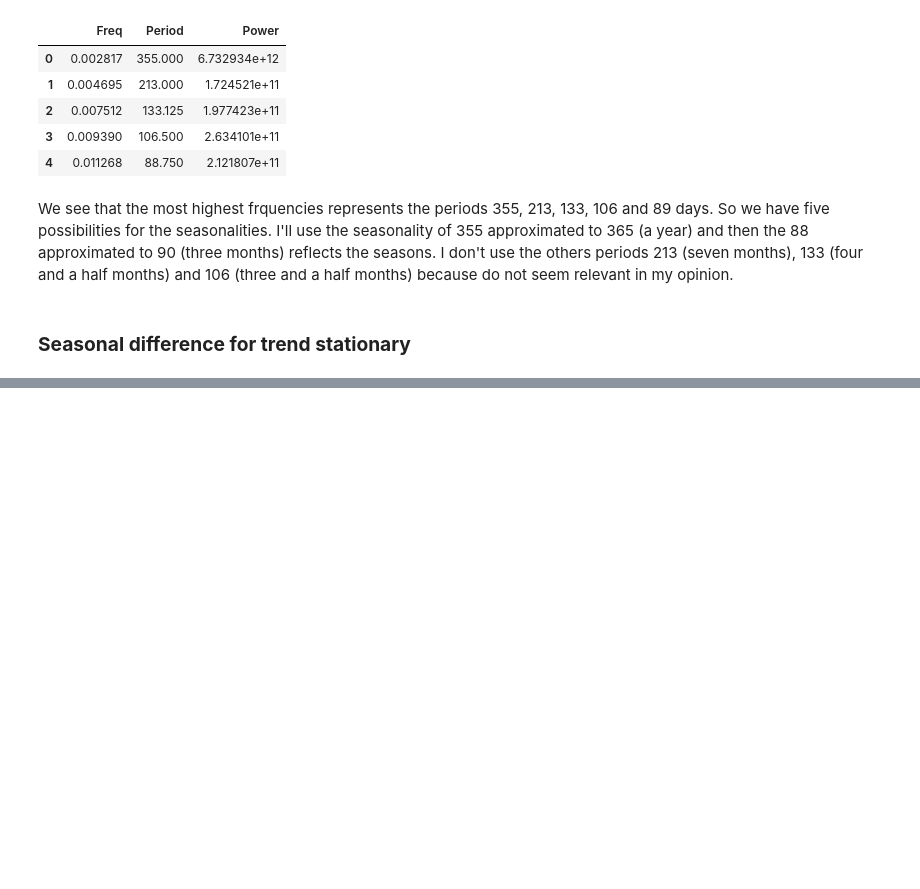
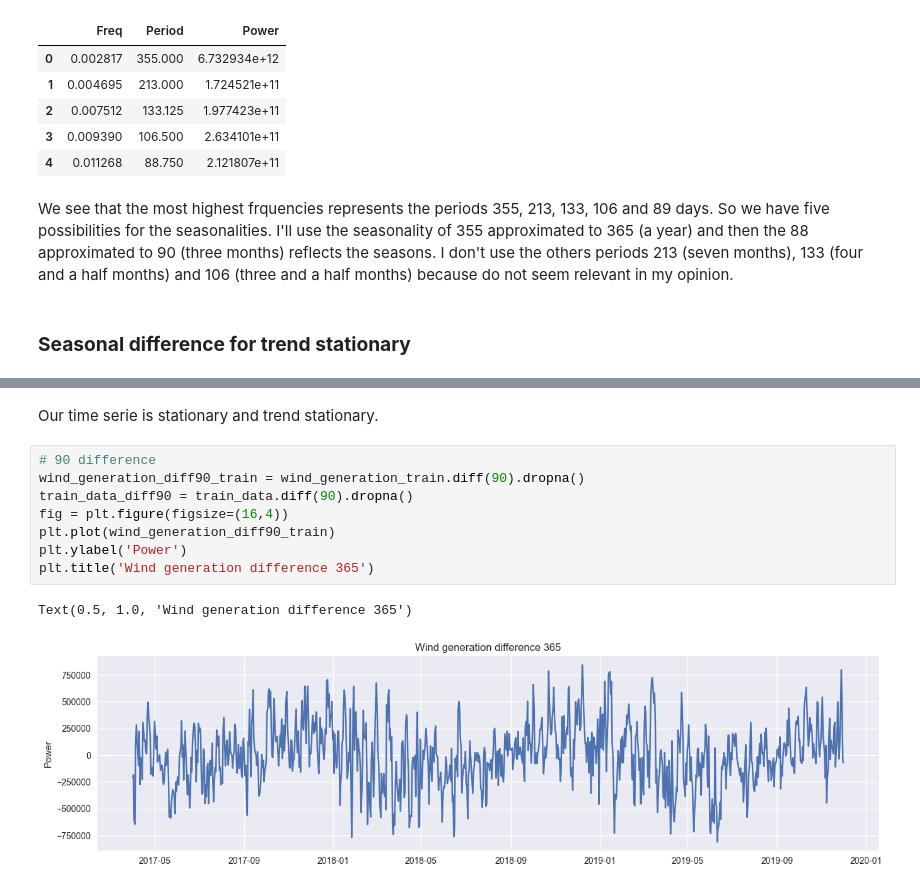
Before and after one commit to AlessandroSignoretto/Statistical_Models_project, a Jupyter notebook: Models_project.ipynb, the cells around one changed output, grey strips where cells are left out. Saved outputs shown, nothing was run; the diff lists cells and outputs as text; blank space fills up the shorter version.

```diff
--- a/Models_project.ipynb
+++ b/Models_project.ipynb
@@ -388,0 +416,13 @@ Let's go back to the stationary. Now that we have found the most frequent period
+# %% [markdown]
+Our time serie is stationary and trend stationary.
+# %%
+# 90 difference
+wind_generation_diff90_train = wind_generation_train.diff(90).dropna()
+train_data_diff90 = train_data.diff(90).dropna()
+fig = plt.figure(figsize=(16,4))
+plt.plot(wind_generation_diff90_train)
+plt.ylabel('Power')
+plt.title('Wind generation difference 365')
+# %% [output]
+Text(0.5, 1.0, 'Wind generation difference 365')
+[figure, added]
```
Also changed, not shown: parts of 10 cells of this notebook.
